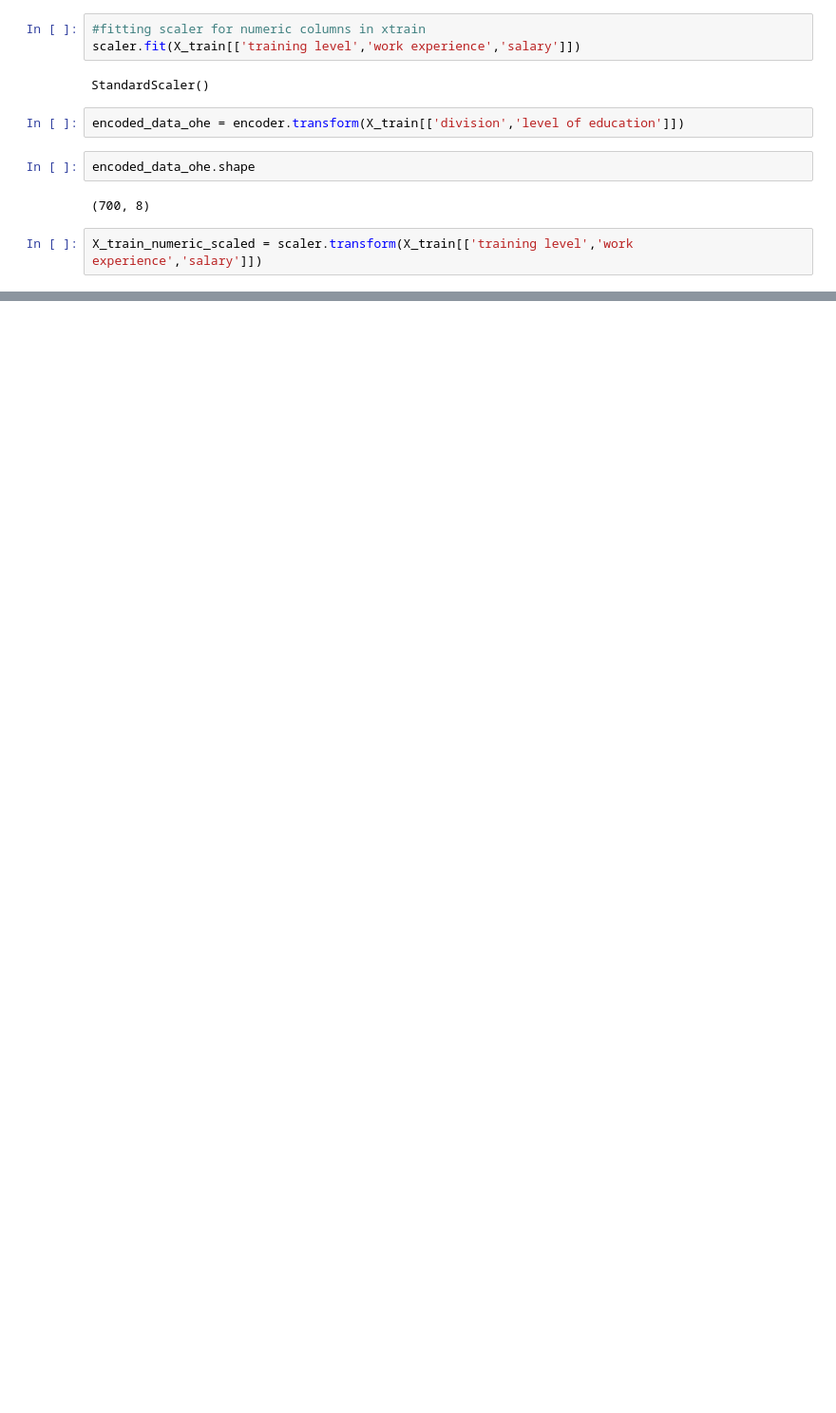
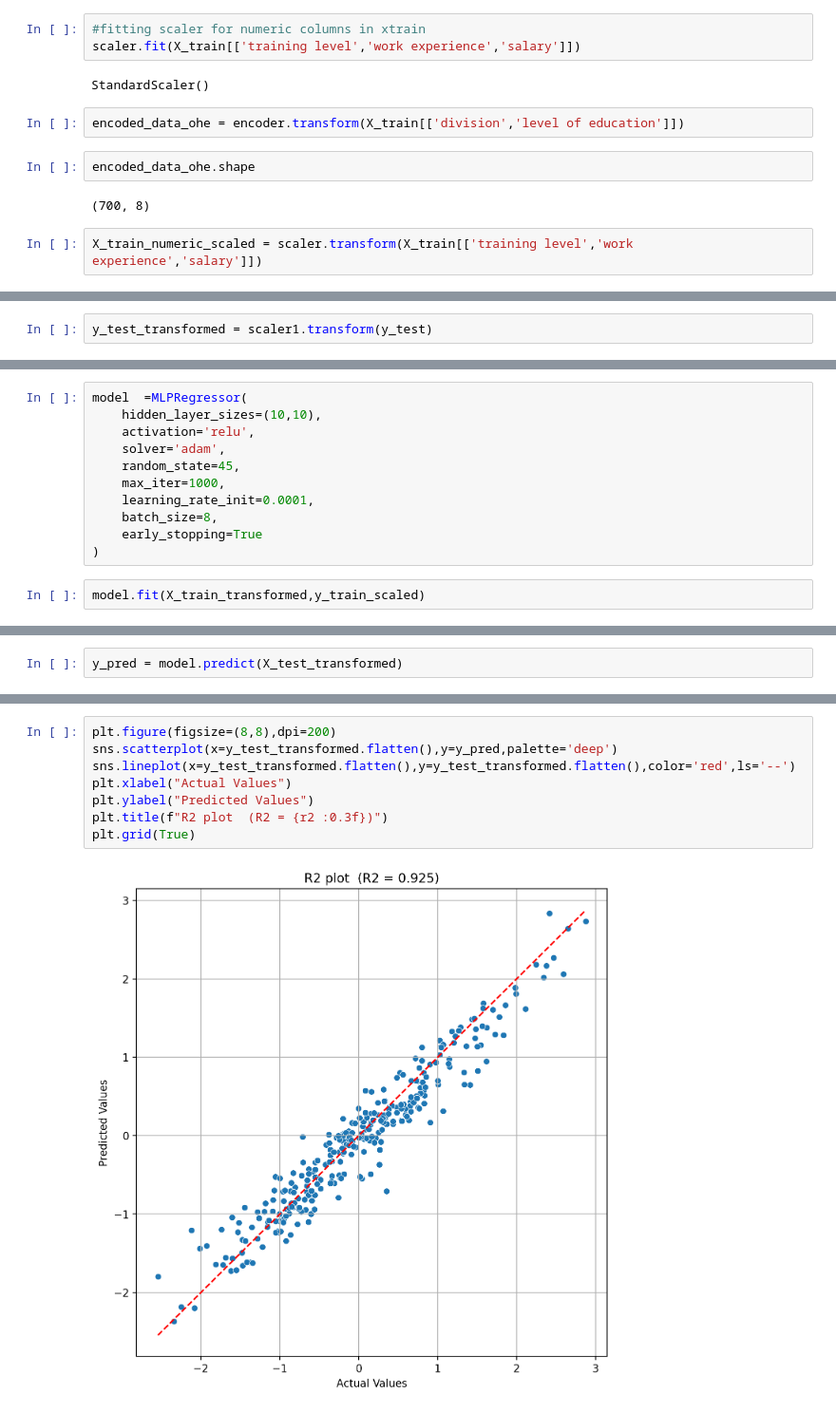
Before and after one commit to PiyushSol/JMIPRACTICALS, a Jupyter notebook: AIMLPrac/MLPregressor.ipynb, the cells around one changed output, grey strips where cells are left out. Shown at 95% size. Saved outputs shown, nothing was run; the diff lists cells and outputs as text; blank space fills up the shorter version.

```diff
--- a/AIMLPrac/MLPregressor.ipynb
+++ b/AIMLPrac/MLPregressor.ipynb
@@ -67,0 +90,2 @@ X_train_numeric_scaled = scaler.transform(X_train[['training level','work experi
+# %%
+y_test_transformed = scaler1.transform(y_test)
@@ -67,0 +96,13 @@ X_train_numeric_scaled = scaler.transform(X_train[['training level','work experi
+# %%
+model  =MLPRegressor(
+    hidden_layer_sizes=(10,10),
+    activation='relu',
+    solver='adam',
+    random_state=45,
+    max_iter=1000,
+    learning_rate_init=0.0001,
+    batch_size=8,
+    early_stopping=True
+)
+# %%
+model.fit(X_train_transformed,y_train_scaled)
@@ -67,0 +112,2 @@ X_train_numeric_scaled = scaler.transform(X_train[['training level','work experi
+# %%
+y_pred = model.predict(X_test_transformed)
@@ -71,0 +167,10 @@ X_train_numeric_scaled.shape
+# %%
+plt.figure(figsize=(8,8),dpi=200)
+sns.scatterplot(x=y_test_transformed.flatten(),y=y_pred,palette='deep')
+sns.lineplot(x=y_test_transformed.flatten(),y=y_test_transformed.flatten(),color='red',ls='--')
+plt.xlabel("Actual Values")
+plt.ylabel("Predicted Values")
+plt.title(f"R2 plot  (R2 = {r2 :0.3f})")
+plt.grid(True)
+# %% [output]
+[figure, added]
```
Also changed, not shown: parts of 19 cells of this notebook.
